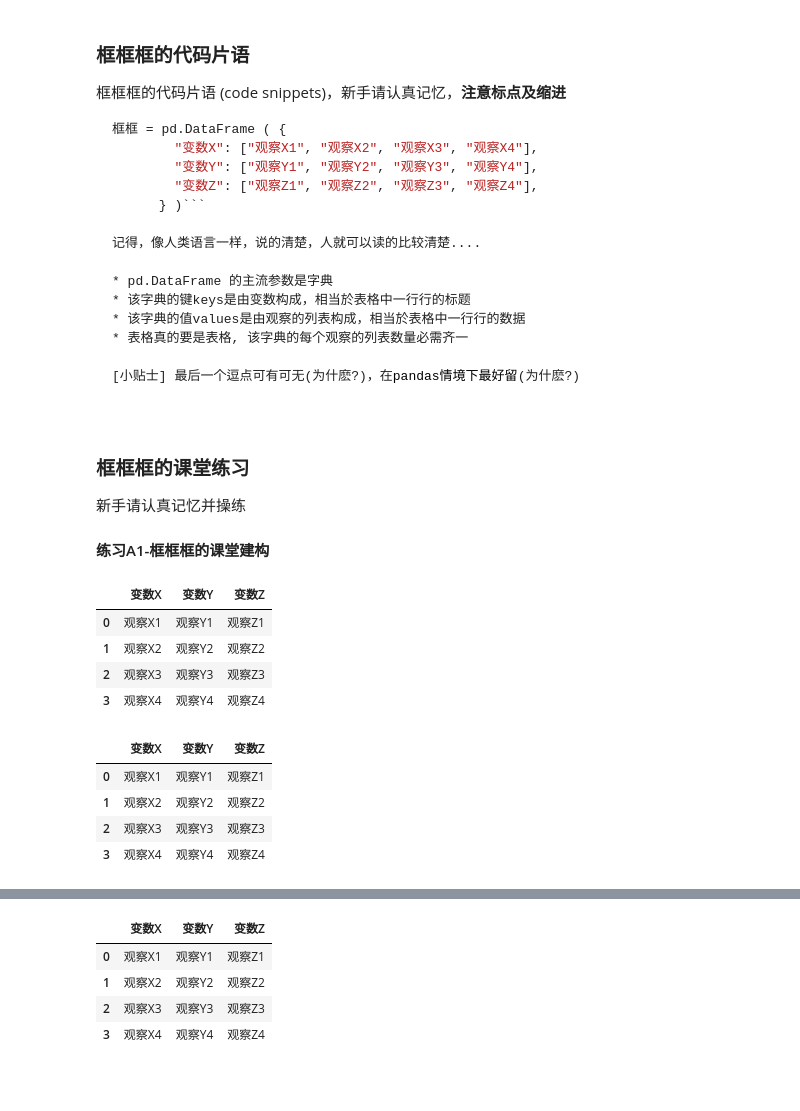
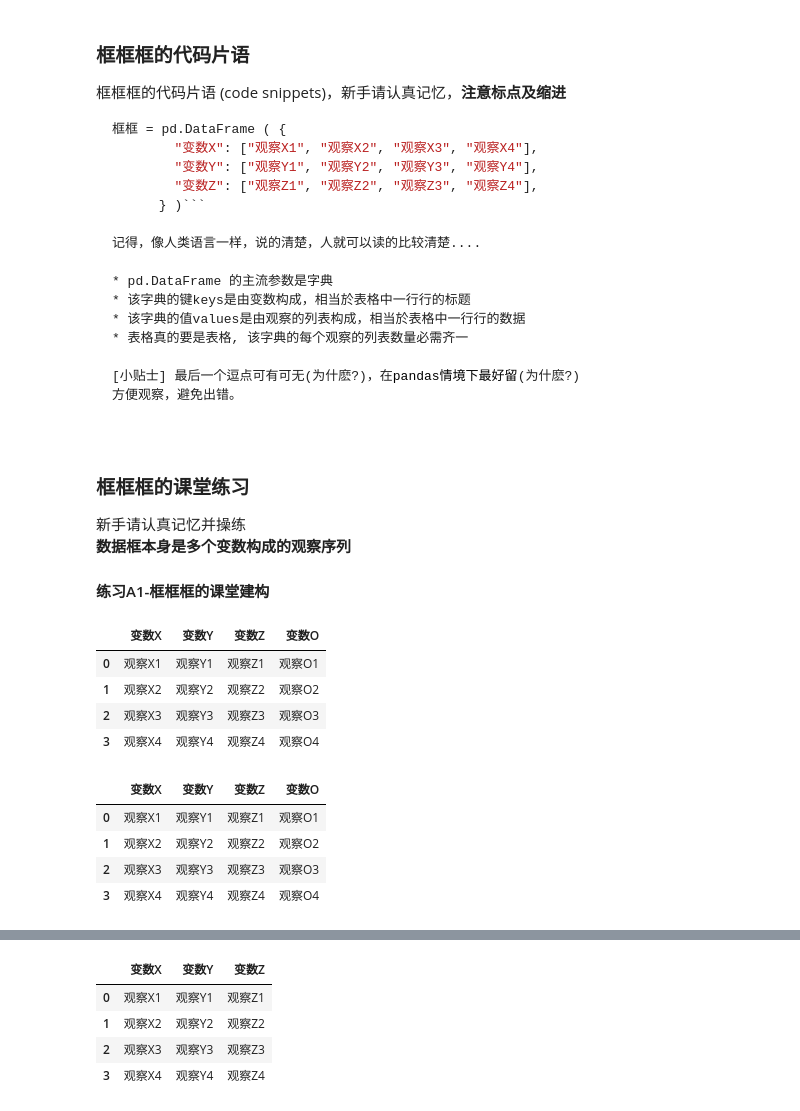
Before and after one commit to liuyu19/python_pandas, a Jupyter notebook: Spring20_Pandas/20春_pandas_week02/20春_pandas_week02.ipynb, the cells around one changed output, grey strips where cells are left out. Drawn from its saved outputs; the diff is of its cells as text; code cells hidden in the pictures; blank space fills up the shorter version.

```diff
--- a/Spring20_Pandas/20春_pandas_week02/20春_pandas_week02.ipynb
+++ b/Spring20_Pandas/20春_pandas_week02/20春_pandas_week02.ipynb
@@ -168,25 +168,29 @@ hr {
 * 表格真的要是表格, 该字典的每个观察的列表数量必需齐一
 
 [小贴士] 最后一个逗点可有可无(为什麽?)，在pandas情境下最好留(为什麽?)
+方便观察，避免出错。
 # %% [markdown]
 ### 框框框的课堂练习
 新手请认真记忆并操练
+**数据框本身是多个变数构成的观察序列**
 #### 练习A1-框框框的课堂建构
 # %%
 # A1
 框框 = pd.DataFrame ( {
         "变数X": ["观察X1", "观察X2", "观察X3", "观察X4"],
         "变数Y": ["观察Y1", "观察Y2", "观察Y3", "观察Y4"],
         "变数Z": ["观察Z1", "观察Z2", "观察Z3", "观察Z4"],
+        "变数O": ["观察O1", "观察O2", "观察O3", "观察O4"],
       } )
 框框
 # print ("做别的事去了")
+# 数据框的建构就是里面的多个变数，外面括号括起来的字典。
 # %% [output]
-|  | 变数X | 变数Y | 变数Z |
-| 0 | 观察X1 | 观察Y1 | 观察Z1 |
-| 1 | 观察X2 | 观察Y2 | 观察Z2 |
-| 2 | 观察X3 | 观察Y3 | 观察Z3 |
-| 3 | 观察X4 | 观察Y4 | 观察Z4 |
+|  | 变数X | 变数Y | 变数Z | 变数O |
+| 0 | 观察X1 | 观察Y1 | 观察Z1 | 观察O1 |
+| 1 | 观察X2 | 观察Y2 | 观察Z2 | 观察O2 |
+| 2 | 观察X3 | 观察Y3 | 观察Z3 | 观察O3 |
+| 3 | 观察X4 | 观察Y4 | 观察Z4 | 观察O4 |
 # %%
 # A1 dict
 # 先弄字典, 再弄 框框 的写法片语
@@ -194,16 +198,17 @@ hr {
         "变数X": ["观察X1", "观察X2", "观察X3", "观察X4"],
         "变数Y": ["观察Y1", "观察Y2", "观察Y3", "观察Y4"],
         "变数Z": ["观察Z1", "观察Z2", "观察Z3", "观察Z4"],
+        "变数O": ["观察O1", "观察O2", "观察O3", "观察O4"],
        }
 
 框框 = pd.DataFrame ( 字典 )
 框框
 # %% [output]
-|  | 变数X | 变数Y | 变数Z |
-| 0 | 观察X1 | 观察Y1 | 观察Z1 |
-| 1 | 观察X2 | 观察Y2 | 观察Z2 |
-| 2 | 观察X3 | 观察Y3 | 观察Z3 |
-| 3 | 观察X4 | 观察Y4 | 观察Z4 |
+|  | 变数X | 变数Y | 变数Z | 变数O |
+| 0 | 观察X1 | 观察Y1 | 观察Z1 | 观察O1 |
+| 1 | 观察X2 | 观察Y2 | 观察Z2 | 观察O2 |
+| 2 | 观察X3 | 观察Y3 | 观察Z3 | 观察O3 |
+| 3 | 观察X4 | 观察Y4 | 观察Z4 | 观察O4 |
 # %%
 # A1 print
 # 在ipynb用 print比较不上看，因为是文字text输出为主
```
Also changed, not shown: parts of 2 cells of this notebook.
